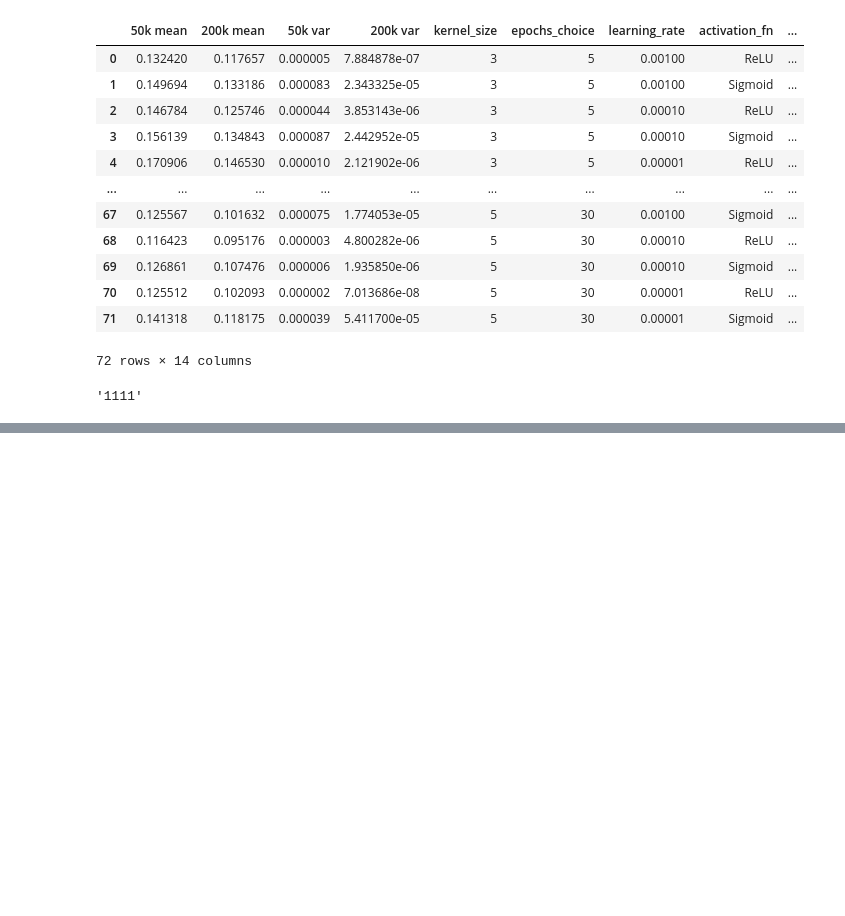
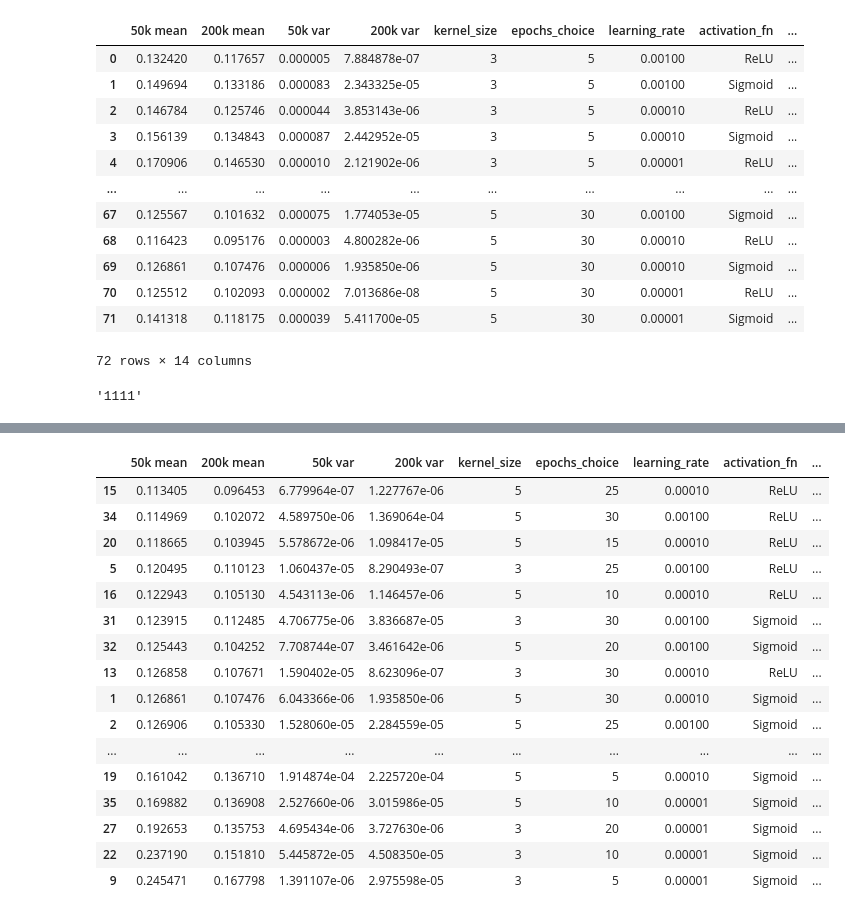
Before and after one commit to lichang0824/CNN, a Jupyter notebook: DOE Analysis/OA.ipynb, the cells around one changed output, grey strips where cells are left out. Drawn from its saved outputs; the diff is of its cells as text; code cells hidden in the pictures; blank space fills up the shorter version.

```diff
--- a/DOE Analysis/OA.ipynb
+++ b/DOE Analysis/OA.ipynb
@@ -59,0 +64,2 @@ merged.to_csv('merged.csv', index = False)
+# %%
+merged['id'] = range(1, 37)
@@ -59,0 +82,20 @@ merged.to_csv('merged.csv', index = False)
+# %%
+merged.sort_values(by = '50k mean', inplace = False)
+# %% [output]
+|  | 50k mean | 200k mean | 50k var | 200k var | kernel_size | epochs_choice | learning_rate | activation_fn | ... |
+| 15 | 0.113405 | 0.096453 | 6.779964e-07 | 1.227767e-06 | 5 | 25 | 0.00010 | ReLU | ... |
+| 34 | 0.114969 | 0.102072 | 4.589750e-06 | 1.369064e-04 | 5 | 30 | 0.00100 | ReLU | ... |
+| 20 | 0.118665 | 0.103945 | 5.578672e-06 | 1.098417e-05 | 5 | 15 | 0.00010 | ReLU | ... |
+| 5 | 0.120495 | 0.110123 | 1.060437e-05 | 8.290493e-07 | 3 | 25 | 0.00100 | ReLU | ... |
+| 16 | 0.122943 | 0.105130 | 4.543113e-06 | 1.146457e-06 | 5 | 10 | 0.00010 | ReLU | ... |
+| 31 | 0.123915 | 0.112485 | 4.706775e-06 | 3.836687e-05 | 3 | 30 | 0.00100 | Sigmoid | ... |
+| 32 | 0.125443 | 0.104252 | 7.708744e-07 | 3.461642e-06 | 5 | 20 | 0.00100 | Sigmoid | ... |
+| 13 | 0.126858 | 0.107671 | 1.590402e-05 | 8.623096e-07 | 3 | 30 | 0.00010 | ReLU | ... |
+| 1 | 0.126861 | 0.107476 | 6.043366e-06 | 1.935850e-06 | 5 | 30 | 0.00010 | Sigmoid | ... |
+| 2 | 0.126906 | 0.105330 | 1.528060e-05 | 2.284559e-05 | 5 | 25 | 0.00100 | Sigmoid | ... |
+| ... | ... | ... | ... | ... | ... | ... | ... | ... | ... |
+| 19 | 0.161042 | 0.136710 | 1.914874e-04 | 2.225720e-04 | 5 | 5 | 0.00010 | Sigmoid | ... |
+| 35 | 0.169882 | 0.136908 | 2.527660e-06 | 3.015986e-05 | 5 | 10 | 0.00001 | Sigmoid | ... |
+| 27 | 0.192653 | 0.135753 | 4.695434e-06 | 3.727630e-06 | 3 | 20 | 0.00001 | Sigmoid | ... |
+| 22 | 0.237190 | 0.151810 | 5.445872e-05 | 4.508350e-05 | 3 | 10 | 0.00001 | Sigmoid | ... |
+| 9 | 0.245471 | 0.167798 | 1.391107e-06 | 2.975598e-05 | 3 | 5 | 0.00001 | Sigmoid | ... |
```
Also changed, not shown: parts of 7 cells of this notebook, 2 other files.
